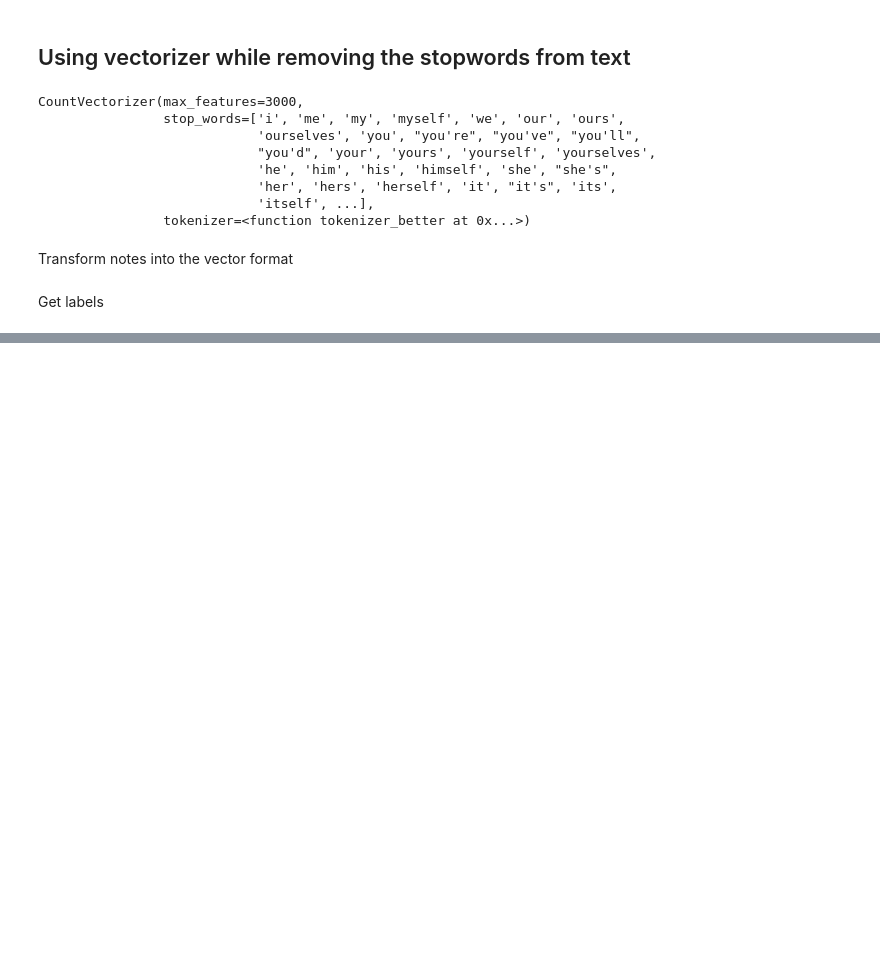
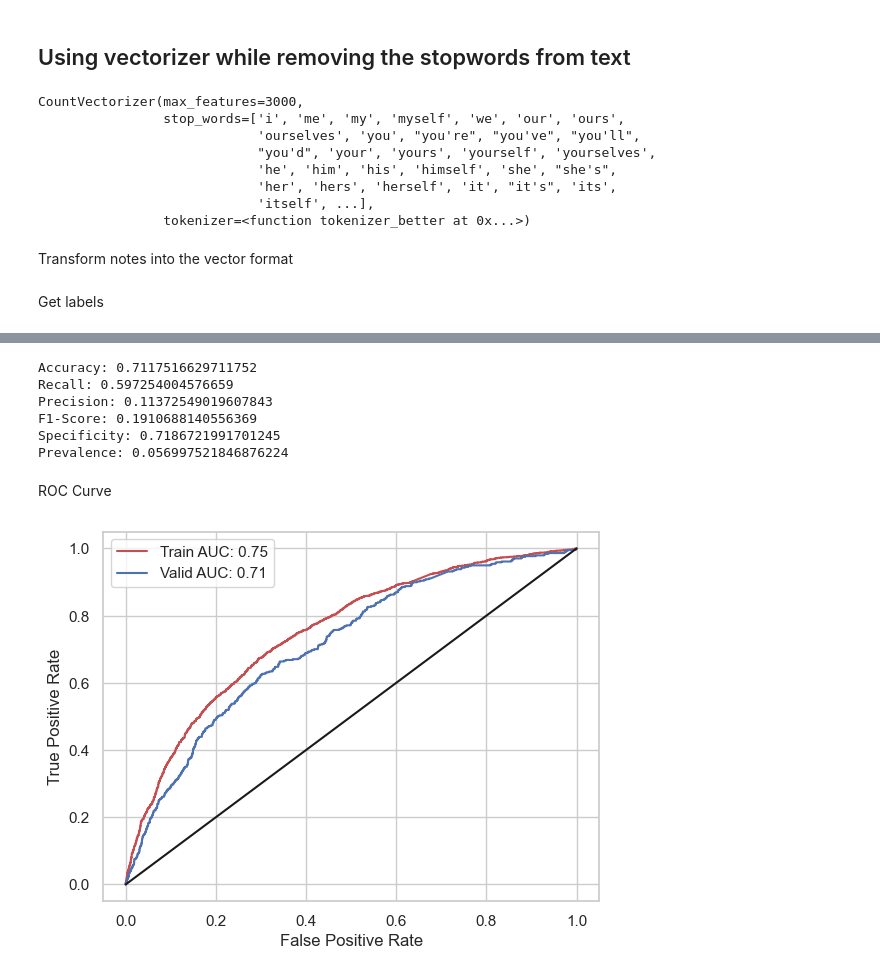
Before and after one commit to sepidehsnab/Clinical-NLP-Project, a Jupyter notebook: 01-PrepareData.ipynb, the cells around one changed output, grey strips where cells are left out. Drawn from its saved outputs; the diff is of its cells as text; code cells hidden in the pictures; blank space fills up the shorter version.

Commit message:
create logreg model, measure metrics, new stopword

```diff
--- a/01-PrepareData.ipynb
+++ b/01-PrepareData.ipynb
@@ -741,0 +811,5 @@ y_valid = df_valid.OUTPUT_LABEL
+# %%
+# logistic regression
+from sklearn.linear_model import LogisticRegression
+clf = LogisticRegression(C = 0.0001, penalty = 'l2', random_state = 42)
+clf.fit(X_train_tf, y_train)
@@ -741,0 +820,4 @@ y_valid = df_valid.OUTPUT_LABEL
+# %%
+model = clf
+y_train_preds = model.predict_proba(X_train_tf)[:,1] # calculating the probability of class 1 (Positive) train
+y_valid_preds = model.predict_proba(X_valid_tf)[:,1] # calculating the probability of class 1 (Positive) validation
@@ -741,0 +885,68 @@ y_valid = df_valid.OUTPUT_LABEL
+# %%
+from sklearn.metrics import accuracy_score, recall_score, precision_score, f1_score, confusion_matrix
+
+# Make predictions on the validation set
+y_pred = clf.predict(X_valid_tf)
+
+# Calculate accuracy
+accuracy = accuracy_score(y_valid, y_pred)
+
+# Calculate recall
+recall = recall_score(y_valid, y_pred)
+
+# Calculate precision
+precision = precision_score(y_valid, y_pred)
+
+# Calculate F1-score
+f1 = f1_score(y_valid, y_pred)
+
+# Calculate confusion matrix
+conf_matrix = confusion_matrix(y_valid, y_pred)
+
+# Extract values from confusion matrix
+true_negative = conf_matrix[0, 0]
+false_positive = conf_matrix[0, 1]
+false_negative = conf_matrix[1, 0]
+true_positive = conf_matrix[1, 1]
+
+# Calculate specificity
+specificity = true_negative / (true_negative + false_positive)
+
+# Calculate prevalence (ratio of positive samples in the dataset)
+prevalence = sum(y_valid) / len(y_valid)
+
+# Print the calculated metrics
+print("Accuracy:", accuracy)
+print("Recall:", recall)
+print("Precision:", precision)
+print("F1-Score:", f1)
+print("Specificity:", specificity)
+print("Prevalence:", prevalence)
+# %% [output]
+Accuracy: 0.7117516629711752
+Recall: 0.597254004576659
+Precision: 0.11372549019607843
+F1-Score: 0.1910688140556369
+Specificity: 0.7186721991701245
+Prevalence: 0.056997521846876224
+# %% [markdown]
+ROC Curve
+# %%
+from sklearn.metrics import roc_curve
+from sklearn.metrics import roc_auc_score
+
+fpr_train, tpr_train, thresholds_train = roc_curve(y_train, y_train_preds)
+fpr_valid, tpr_valid, thresholds_valid = roc_curve(y_valid, y_valid_preds)
+
+auc_train = roc_auc_score(y_train, y_train_preds)
+auc_valid = roc_auc_score(y_valid, y_valid_preds)
+
+plt.plot(fpr_train, tpr_train,'r-', label = 'Train AUC: %.2f'%auc_train)
+plt.plot(fpr_valid, tpr_valid,'b-',label = 'Valid AUC: %.2f'%auc_valid)
+plt.plot([0,1],[0,1],'-k')
+plt.xlabel('False Positive Rate')
+plt.ylabel('True Positive Rate')
+plt.legend()
+plt.show()
+# %% [output]
+[figure, added]
```
Also changed, not shown: parts of 28 cells of this notebook.
